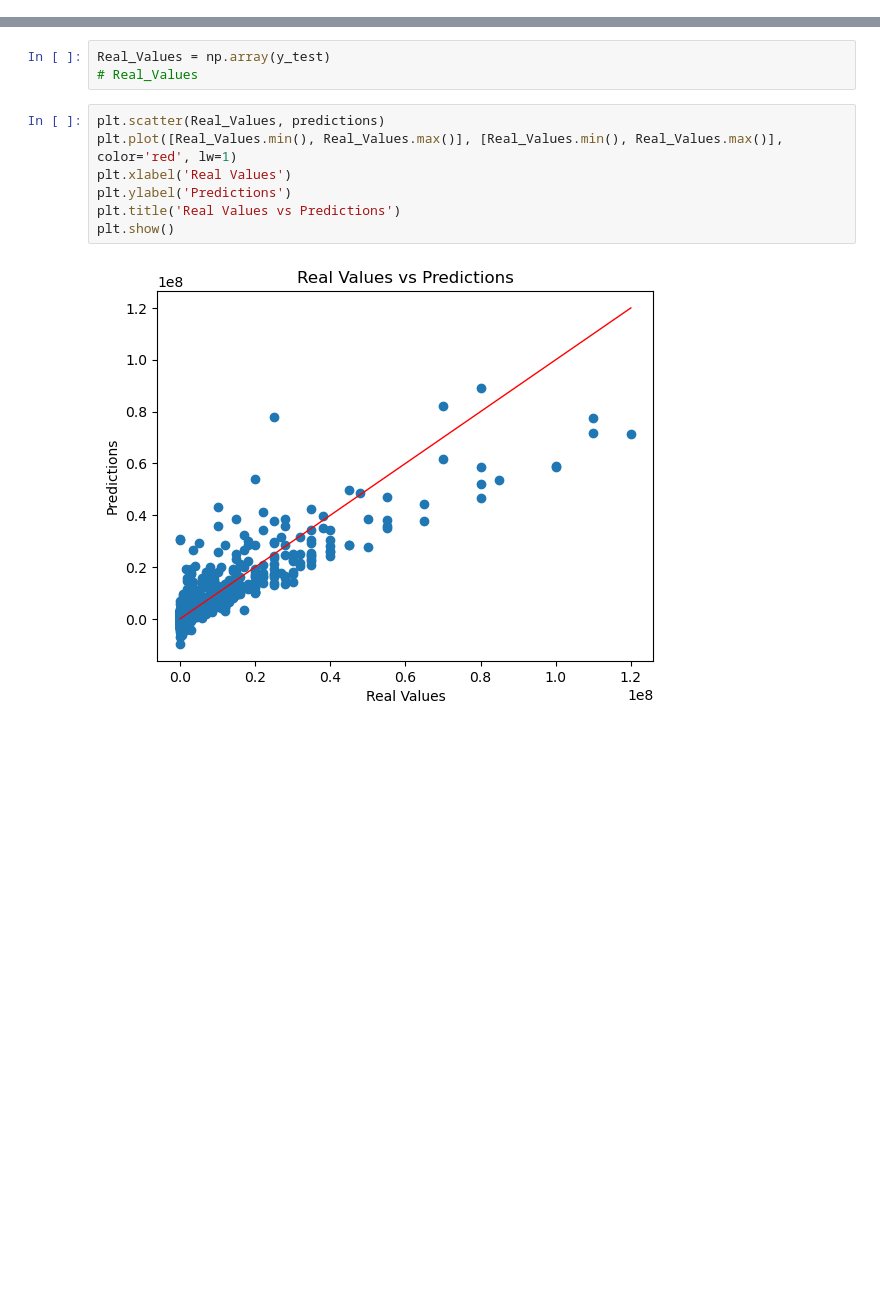
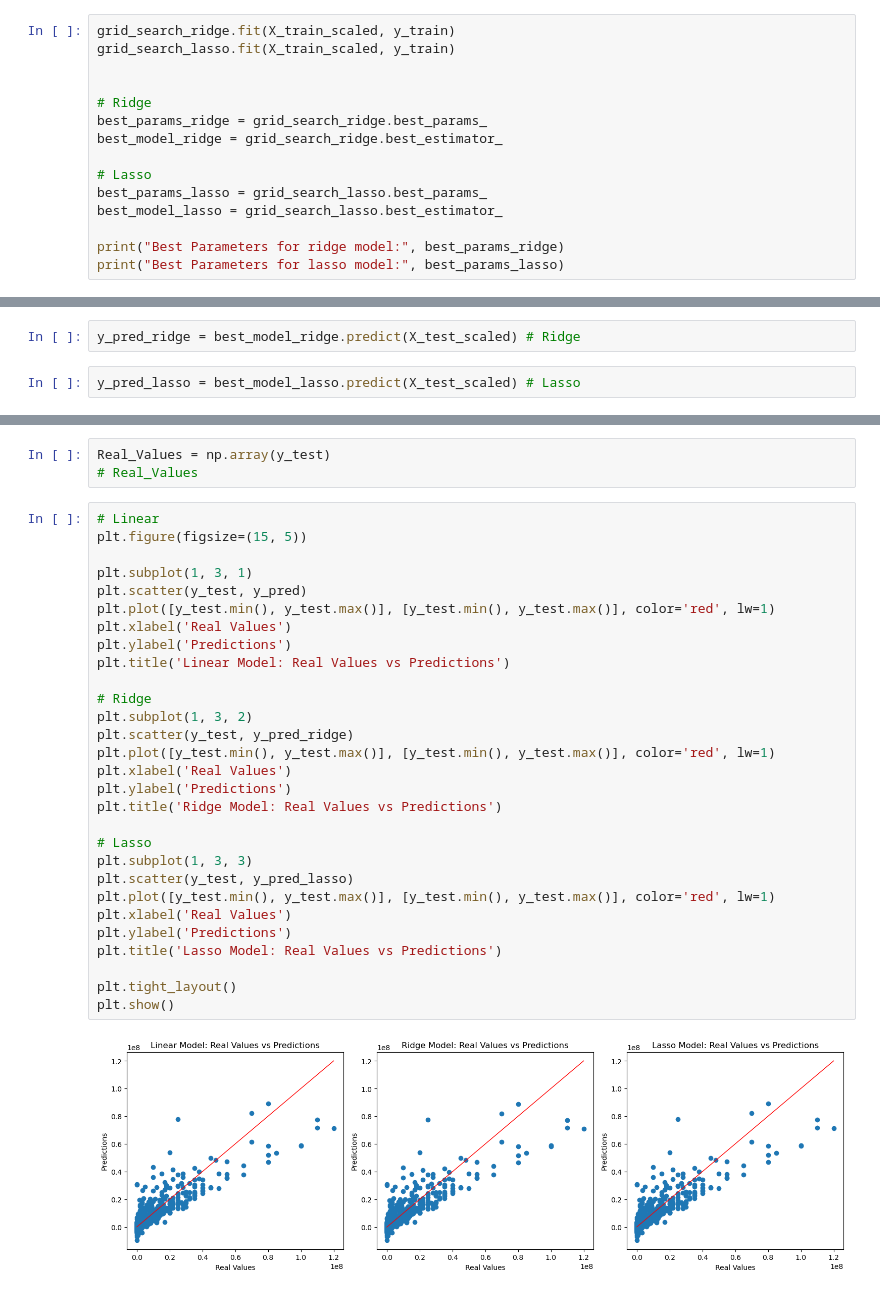
Before and after one commit to zaidAlkhathlan/Usecase-7, a Jupyter notebook: Linear_Regression_zaid.ipynb, the cells around one changed output, grey strips where cells are left out. Cells and saved outputs as stored; diff of their text form; blank space fills up the shorter version.

```diff
--- a/EDA explain template.ipynb
+++ b/Linear_Regression_zaid.ipynb
@@ -524,3 +531,18 @@ model = LinearRegression()
 model.fit(X_train_scaled, y_train)
 # %% [output]
 LinearRegression()
+# %%
+grid_search_ridge.fit(X_train_scaled, y_train)
+grid_search_lasso.fit(X_train_scaled, y_train)
+
+
+# Ridge
+best_params_ridge = grid_search_ridge.best_params_
+best_model_ridge = grid_search_ridge.best_estimator_
+
+# Lasso
+best_params_lasso = grid_search_lasso.best_params_
+best_model_lasso = grid_search_lasso.best_estimator_
+
+print("Best Parameters for ridge model:", best_params_ridge)
+print("Best Parameters for lasso model:", best_params_lasso)
@@ -527,4 +554,8 @@ LinearRegression()
 # %%
 y_pred = model.predict(X_test_scaled)
+# %%
+y_pred_ridge = best_model_ridge.predict(X_test_scaled) # Ridge
+# %%
+y_pred_lasso = best_model_lasso.predict(X_test_scaled) # Lasso
 # %%
 coeff_df = pd.DataFrame(model.coef_,X.columns,columns=['Coefficient'])   # Linear model cofficients
@@ -639,11 +792,33 @@ predictions = model.predict(X_test_scaled)
 Real_Values = np.array(y_test)
 # Real_Values
 # %%
-plt.scatter(Real_Values, predictions)
-plt.plot([Real_Values.min(), Real_Values.max()], [Real_Values.min(), Real_Values.max()], color='red', lw=1)
+# Linear
+plt.figure(figsize=(15, 5))
+
+plt.subplot(1, 3, 1)
+plt.scatter(y_test, y_pred)
+plt.plot([y_test.min(), y_test.max()], [y_test.min(), y_test.max()], color='red', lw=1)
 plt.xlabel('Real Values')
 plt.ylabel('Predictions')
-plt.title('Real Values vs Predictions')
+plt.title('Linear Model: Real Values vs Predictions')
+
+# Ridge
+plt.subplot(1, 3, 2)
+plt.scatter(y_test, y_pred_ridge)
+plt.plot([y_test.min(), y_test.max()], [y_test.min(), y_test.max()], color='red', lw=1)
+plt.xlabel('Real Values')
+plt.ylabel('Predictions')
+plt.title('Ridge Model: Real Values vs Predictions')
+
+# Lasso
+plt.subplot(1, 3, 3)
+plt.scatter(y_test, y_pred_lasso)
+plt.plot([y_test.min(), y_test.max()], [y_test.min(), y_test.max()], color='red', lw=1)
+plt.xlabel('Real Values')
+plt.ylabel('Predictions')
+plt.title('Lasso Model: Real Values vs Predictions')
+
+plt.tight_layout()
 plt.show()
 # %% [output]
-[figure, old version]
+[figure, new version]
```
Also changed, not shown: parts of 69 cells of this notebook, 1 other file.
